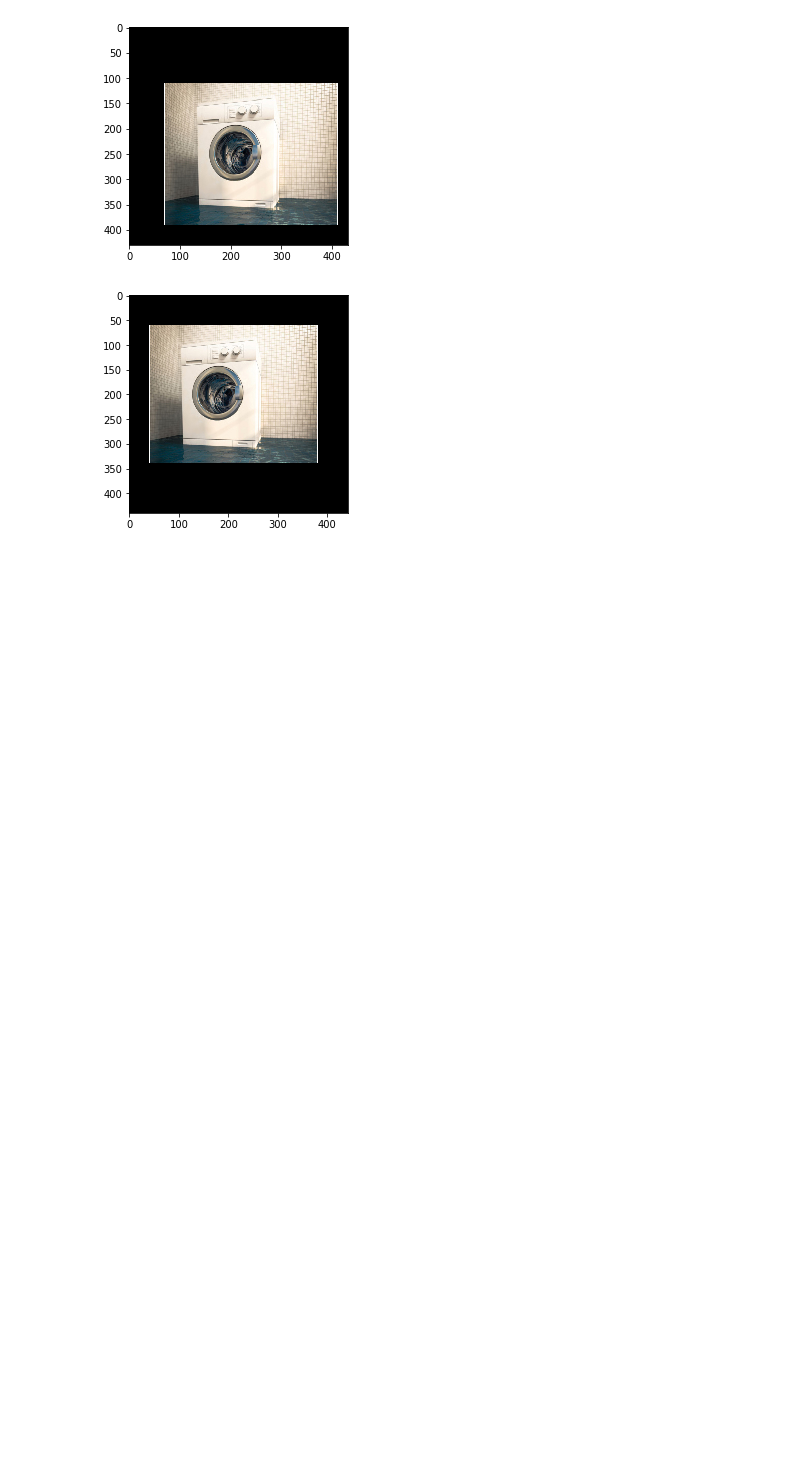
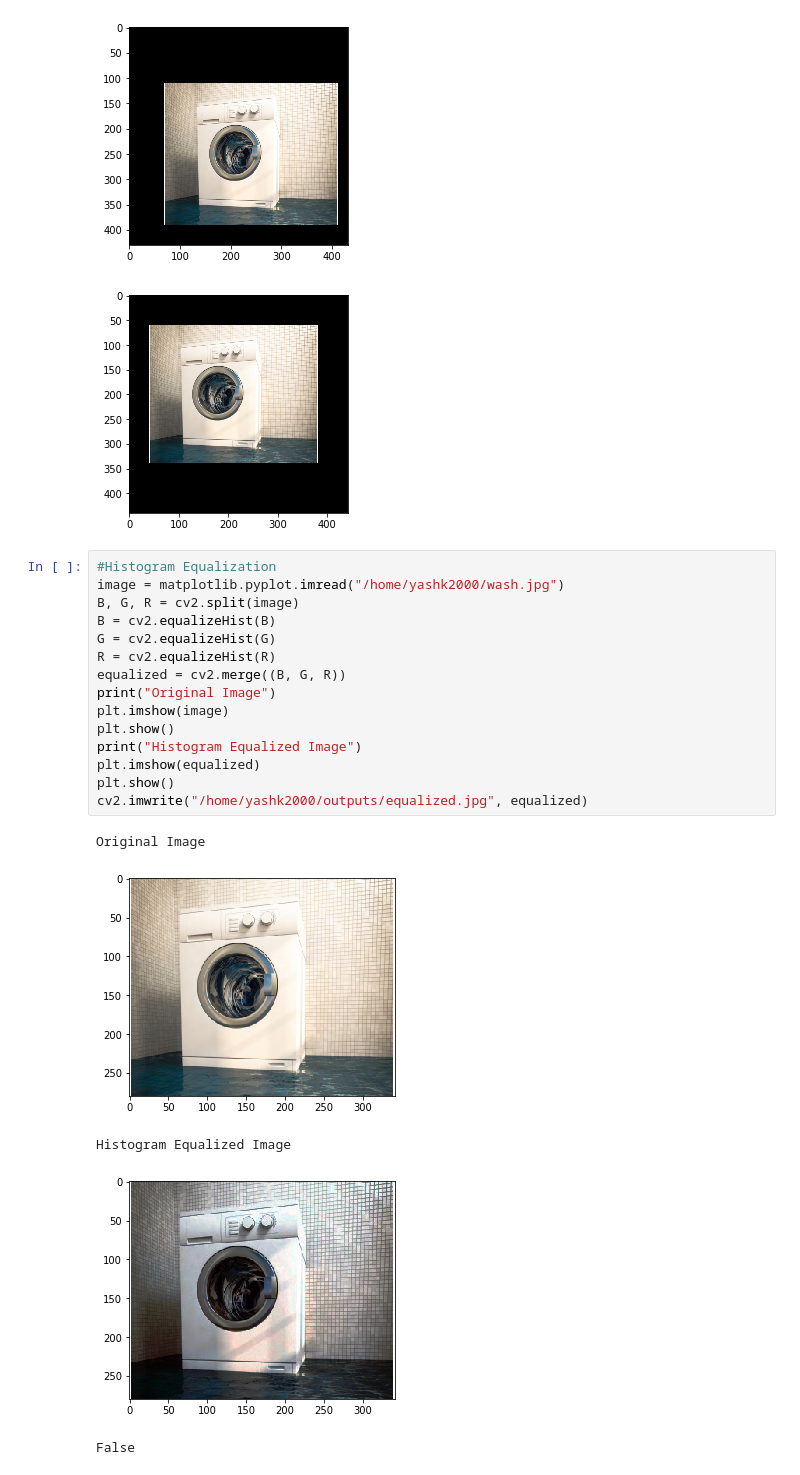
Before and after one commit to openMF/ppi-vision, a Jupyter notebook: Data_Collection/Image+Augmentation+Techniques.ipynb, the cells around one changed output. Drawn from its saved outputs; the diff is of its cells as text; blank space fills up the shorter version.

Commit message:
Add histogram equalization techiques for augmentation

```diff
--- a/Data_Collection/Image+Augmentation+Techniques.ipynb
+++ b/Data_Collection/Image+Augmentation+Techniques.ipynb
@@ -322,3 +322,24 @@ plt.show()
 [figure]
 [figure]
 [figure]
+# %%
+#Histogram Equalization
+image = matplotlib.pyplot.imread("/home/yashk2000/wash.jpg")
+B, G, R = cv2.split(image)
+B = cv2.equalizeHist(B)
+G = cv2.equalizeHist(G)
+R = cv2.equalizeHist(R)
+equalized = cv2.merge((B, G, R))
+print("Original Image")
+plt.imshow(image)
+plt.show()
+print("Histogram Equalized Image")
+plt.imshow(equalized)
+plt.show()
+cv2.imwrite("/home/yashk2000/outputs/equalized.jpg", equalized)
+# %% [output]
+Original Image
+[figure, added]
+Histogram Equalized Image
+[figure, added]
+False
```
Also changed, not shown: parts of 1 cell of this notebook.
